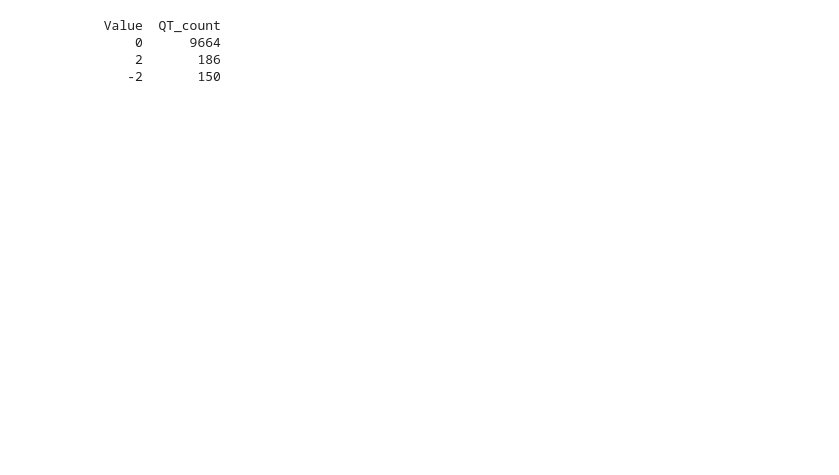
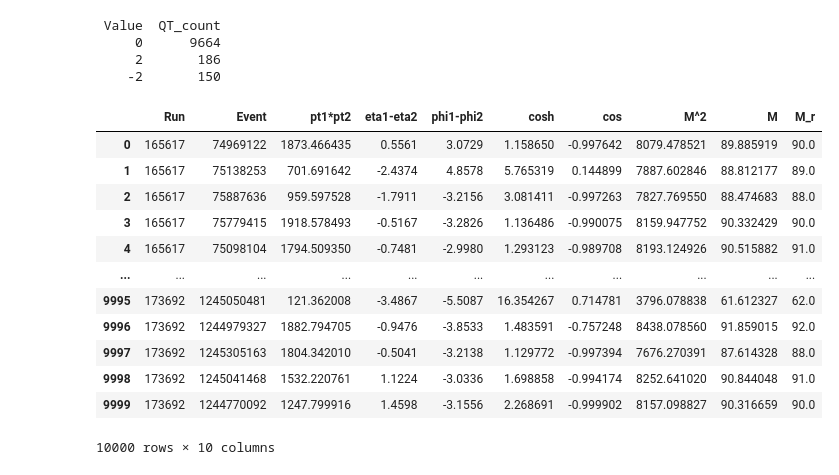
Before and after one commit to ProgramasParaFisicaDeParticulas/lecturadedatosabiertoscmszmumu-MPM-cvr, a Jupyter notebook: CMSOpenDataZtoMuMu.ipynb, the cells around one changed output. Cells and saved outputs as stored; diff of their text form; code cells hidden in the pictures; blank space fills up the shorter version.

```diff
--- a/CMSOpenDataZtoMuMu.ipynb
+++ b/CMSOpenDataZtoMuMu.ipynb
@@ -167,3 +171,33 @@ print(table3.to_string(index=False))
      0      9664
      2       186
     -2       150
+# %%
+#Calculamos masa invariante por partes (para entenderle)
+
+df["pt1*pt2"]=particles['pt1'] * particles['pt2']
+df["eta1-eta2"]=particles['eta1']-particles['eta2']
+df["phi1-phi2"]=particles['phi1']-particles['phi2']
+
+df["cosh"]=np.cosh(df['eta1-eta2'])
+df["cos"]=np.cos(df['phi1-phi2'])
+
+df["M^2"]=2*df["pt1*pt2"]*(df["cosh"]-df["cos"])
+df["M"]=np.sqrt(df["M^2"])
+df["M_r"]=np.round(df["M"])
+
+df=df.drop(columns=["pt1","pt2","eta1","eta2","Q1","Q2","dxy1","dxy2","phi1","phi2","iso1","iso2","QT"])
+df
+# %% [output]
+|  | Run | Event | pt1*pt2 | eta1-eta2 | phi1-phi2 | cosh | cos | M^2 | M | M_r |
+| 0 | 165617 | 74969122 | 1873.466435 | 0.5561 | 3.0729 | 1.158650 | -0.997642 | 8079.478521 | 89.885919 | 90.0 |
+| 1 | 165617 | 75138253 | 701.691642 | -2.4374 | 4.8578 | 5.765319 | 0.144899 | 7887.602846 | 88.812177 | 89.0 |
+| 2 | 165617 | 75887636 | 959.597528 | -1.7911 | -3.2156 | 3.081411 | -0.997263 | 7827.769550 | 88.474683 | 88.0 |
+| 3 | 165617 | 75779415 | 1918.578493 | -0.5167 | -3.2826 | 1.136486 | -0.990075 | 8159.947752 | 90.332429 | 90.0 |
+| 4 | 165617 | 75098104 | 1794.509350 | -0.7481 | -2.9980 | 1.293123 | -0.989708 | 8193.124926 | 90.515882 | 91.0 |
+| ... | ... | ... | ... | ... | ... | ... | ... | ... | ... | ... |
+| 9995 | 173692 | 1245050481 | 121.362008 | -3.4867 | -5.5087 | 16.354267 | 0.714781 | 3796.078838 | 61.612327 | 62.0 |
+| 9996 | 173692 | 1244979327 | 1882.794705 | -0.9476 | -3.8533 | 1.483591 | -0.757248 | 8438.078560 | 91.859015 | 92.0 |
+| 9997 | 173692 | 1245305163 | 1804.342010 | -0.5041 | -3.2138 | 1.129772 | -0.997394 | 7676.270391 | 87.614328 | 88.0 |
+| 9998 | 173692 | 1245041468 | 1532.220761 | 1.1224 | -3.0336 | 1.698858 | -0.994174 | 8252.641020 | 90.844048 | 91.0 |
+| 9999 | 173692 | 1244770092 | 1247.799916 | 1.4598 | -3.1556 | 2.268691 | -0.999902 | 8157.098827 | 90.316659 | 90.0 |
+10000 rows × 10 columns
```
Also changed, not shown: parts of 9 cells of this notebook.
